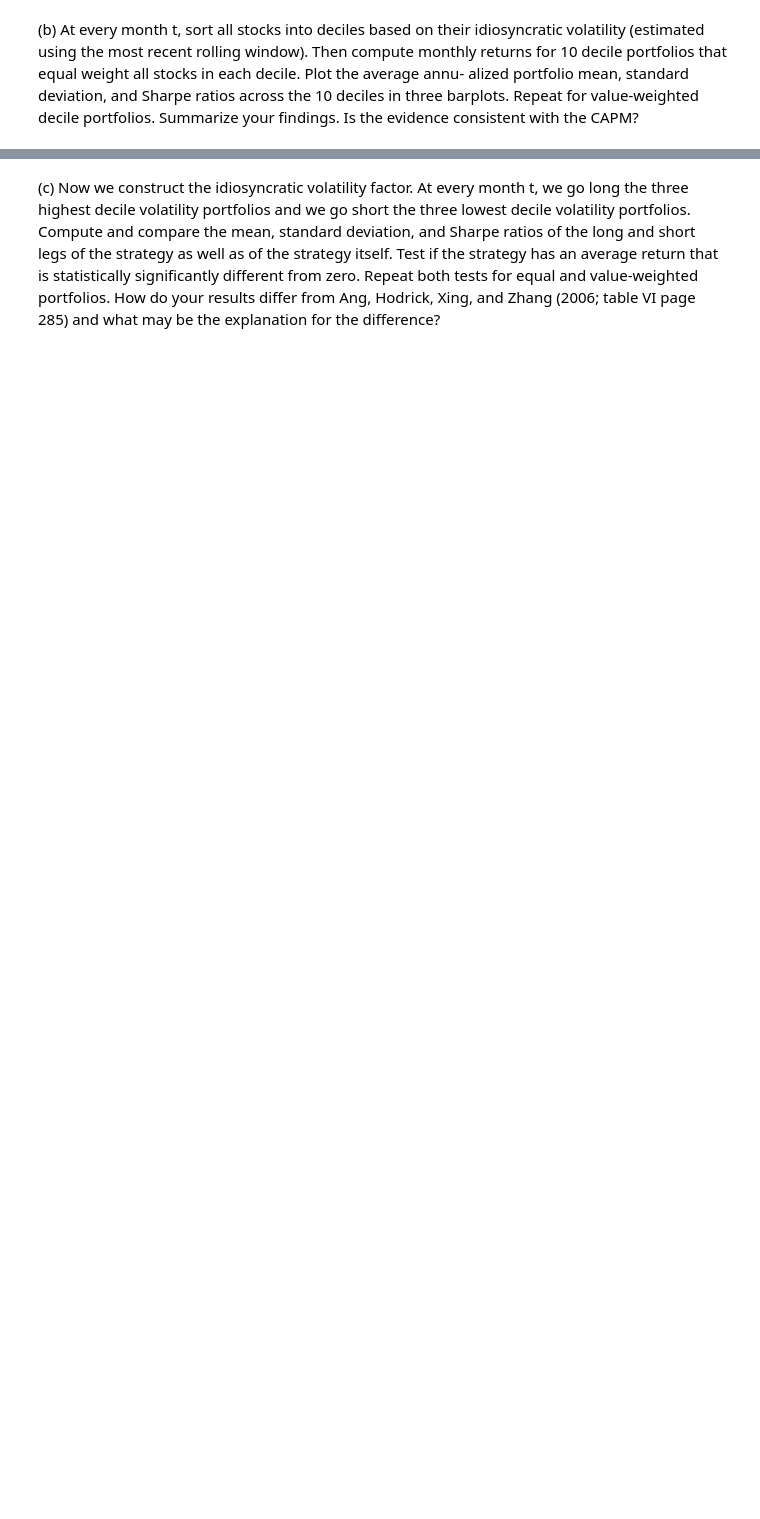
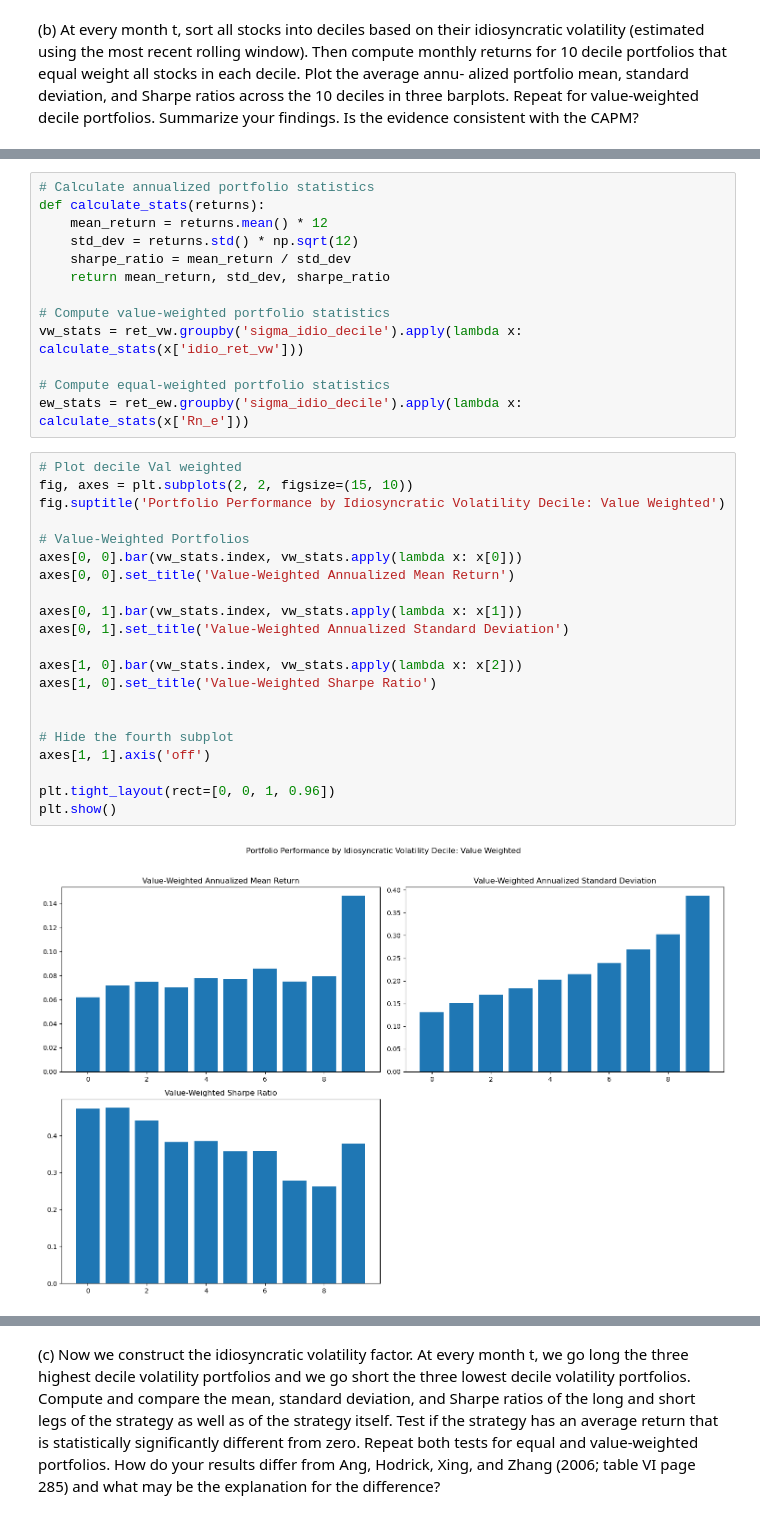
Before and after one commit to Marc-antoineallard74/Investments_project2024, a Jupyter notebook: source/section5.ipynb, the cells around one changed output, grey strips where cells are left out. Cells and saved outputs as stored; diff of their text form; blank space fills up the shorter version.

```diff
--- a/source/section5.ipynb
+++ b/source/section5.ipynb
@@ -42,0 +154,36 @@ Is the evidence consistent with the CAPM?
+# %%
+# Calculate annualized portfolio statistics
+def calculate_stats(returns):
+    mean_return = returns.mean() * 12
+    std_dev = returns.std() * np.sqrt(12)
+    sharpe_ratio = mean_return / std_dev
+    return mean_return, std_dev, sharpe_ratio
+
+# Compute value-weighted portfolio statistics
+vw_stats = ret_vw.groupby('sigma_idio_decile').apply(lambda x: calculate_stats(x['idio_ret_vw']))
+
+# Compute equal-weighted portfolio statistics
+ew_stats = ret_ew.groupby('sigma_idio_decile').apply(lambda x: calculate_stats(x['Rn_e']))
+# %%
+# Plot decile Val weighted
+fig, axes = plt.subplots(2, 2, figsize=(15, 10))
+fig.suptitle('Portfolio Performance by Idiosyncratic Volatility Decile: Value Weighted')
+
+# Value-Weighted Portfolios
+axes[0, 0].bar(vw_stats.index, vw_stats.apply(lambda x: x[0]))
+axes[0, 0].set_title('Value-Weighted Annualized Mean Return')
+
+axes[0, 1].bar(vw_stats.index, vw_stats.apply(lambda x: x[1]))
+axes[0, 1].set_title('Value-Weighted Annualized Standard Deviation')
+
+axes[1, 0].bar(vw_stats.index, vw_stats.apply(lambda x: x[2]))
+axes[1, 0].set_title('Value-Weighted Sharpe Ratio')
+
+
+# Hide the fourth subplot
+axes[1, 1].axis('off')
+
+plt.tight_layout(rect=[0, 0, 1, 0.96])
+plt.show()
+# %% [output]
+[figure, added]
```
Also changed, not shown: parts of 15 cells of this notebook.
